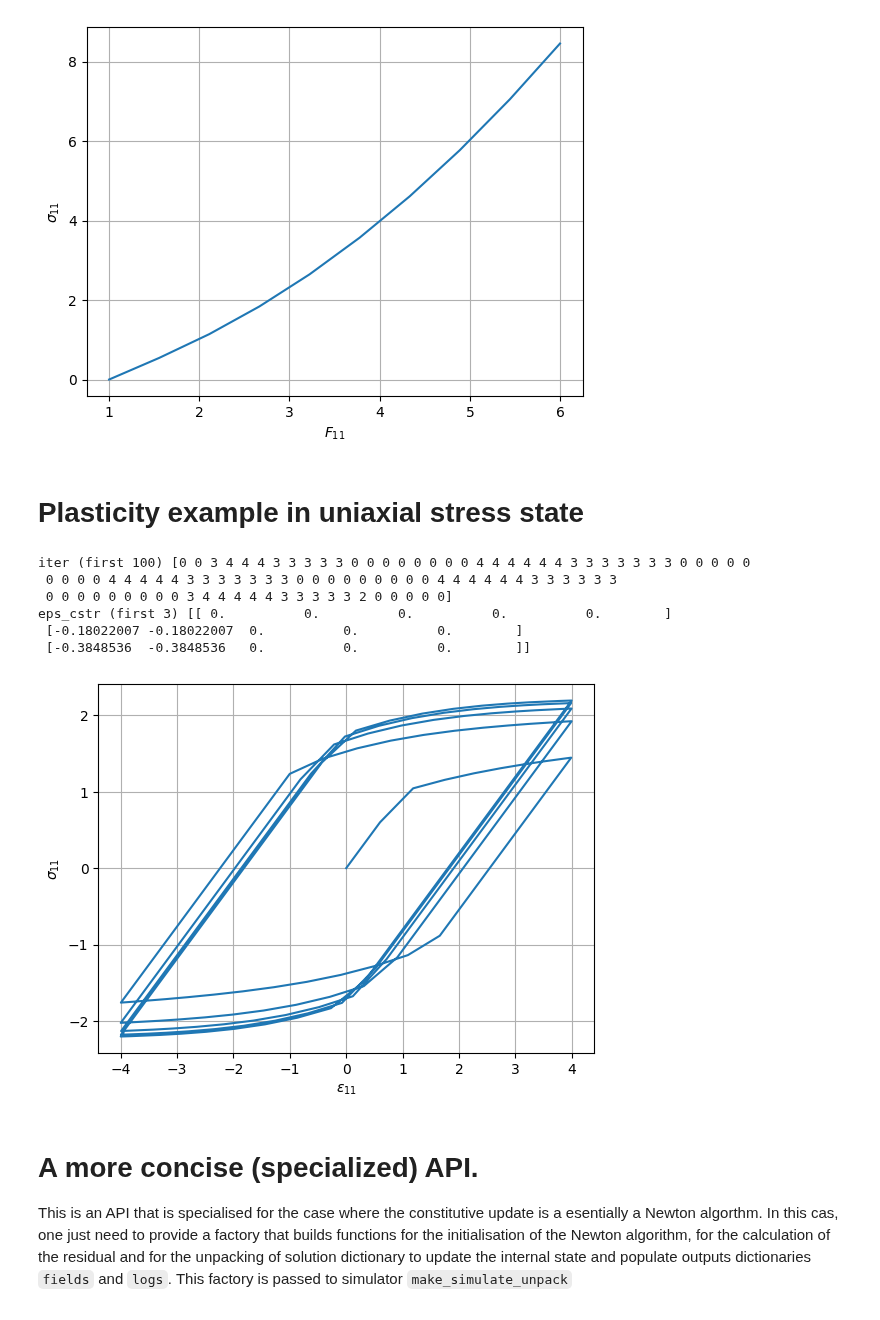
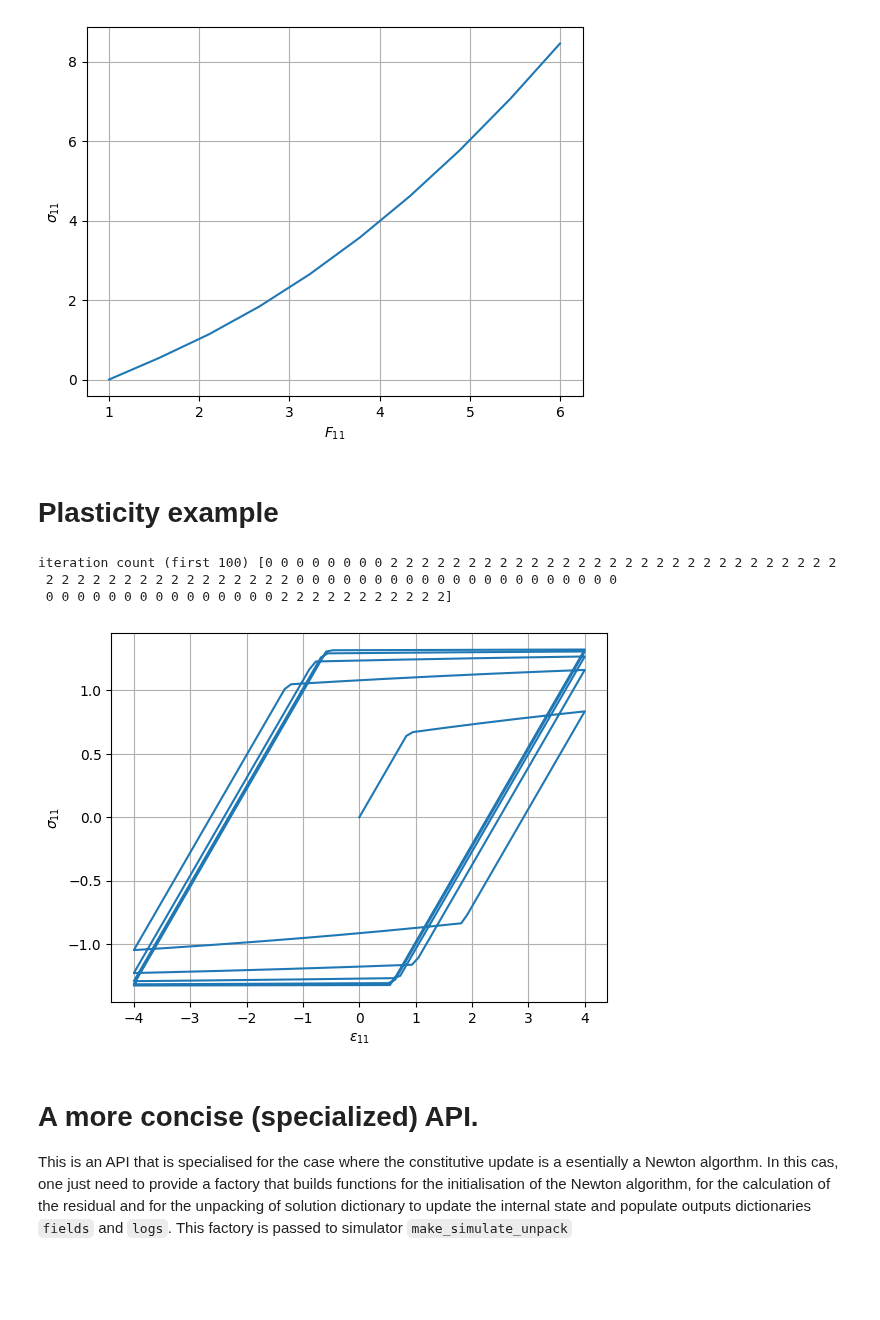
Before and after one commit to kerfriden/jaxdentify, a Jupyter notebook: demo.ipynb, the cells around one changed output. Drawn from its saved outputs; the diff is of its cells as text; code cells hidden in the pictures; blank space fills up the shorter version.

```diff
--- a/demo.ipynb
+++ b/demo.ipynb
@@ -254,6 +254,6 @@ first 3 solved [F_yy, F_zz, F_xy, F_xz, F_yz]:
   [0.         0.         0.78299206]]]
 [figure]
 # %% [markdown]
-# Plasticity example in uniaxial stress state
+# Plasticity example
 # %%
 from jax import lax
@@ -393,49 +348,40 @@ def constitutive_update_fn(state_old, step_load, params, alg = {"tol" :1e-8, "ab
 # %%
 # material params
 params = {
     "sigma_y": 1.0,
     "Q": 1.0,
     "b": jnp.array(0.1),
-    "C_kin": 0.25 ,
-    "D_kin": 1.0 ,
-    "E": 1.0,
-    "nu": 0.3
+    "E" : 1.0,
+    "nu": 0.3,
 }
 
 # strain history
-n_ts = 200
+n_ts = 1000
 ts = jnp.linspace(0., 1., n_ts)
 eps_xx = 4.0 * jnp.sin(ts * 30.0)
-epsilon_ts = (jnp.zeros((len(ts), 6))
-              .at[:, 0].set(eps_xx))
+epsilon_ts = (jnp.zeros((n_ts, 6))
+              .at[:, 0].set(eps_xx)
+              .at[:, 1].set(-0.5 * eps_xx)
+              .at[:, 2].set(-0.5 * eps_xx))
 
-sigma_cstr_idx = jnp.asarray([1, 2, 3, 4, 5])
+load_ts={"epsilon": epsilon_ts}
 
-load_ts = {
-    "epsilon": epsilon_ts,
-    "sigma_cstr_idx": jnp.broadcast_to(sigma_cstr_idx, (len(ts), sigma_cstr_idx.shape[0])) ,
-}
-
-state0 = {"epsilon_p": jnp.zeros(6,), "p": jnp.array(0.0),"X": jnp.zeros(6,)}
+state0 = {"epsilon_p": jnp.zeros(6), "p": jnp.array(0.0)}
 state_T, fields_ts, state_ts, logs_ts = simulate_unpack(constitutive_update_fn,state0, load_ts, params)
 
-print("iter (first 100)",logs_ts["conv"][:100])
-print("eps_cstr (first 3)",fields_ts["eps_cstr"][:3,:])
+print("iteration count (first 100)",logs_ts["conv"][:100])
 
 eps11 = jnp.array(load_ts["epsilon"][:,0])
 plt.plot(eps11,fields_ts["sigma"][:,0])
 plt.grid()
 plt.xlabel(r"$\epsilon_{11}$")
 plt.ylabel(r"$\sigma_{11}$")
 plt.show()
 # %% [output]
-iter (first 100) [0 0 3 4 4 4 3 3 3 3 3 0 0 0 0 0 0 0 0 4 4 4 4 4 4 3 3 3 3 3 3 3 0 0 0 0 0
- 0 0 0 0 4 4 4 4 4 3 3 3 3 3 3 3 0 0 0 0 0 0 0 0 0 4 4 4 4 4 4 3 3 3 3 3 3
- 0 0 0 0 0 0 0 0 0 3 4 4 4 4 4 3 3 3 3 3 2 0 0 0 0 0]
-eps_cstr (first 3) [[ 0.          0.          0.          0.          0.        ]
- [-0.18022007 -0.18022007  0.          0.          0.        ]
- [-0.3848536  -0.3848536   0.          0.          0.        ]]
+iteration count (first 100) [0 0 0 0 0 0 0 0 2 2 2 2 2 2 2 2 2 2 2 2 2 2 2 2 2 2 2 2 2 2 2 2 2 2 2 2 2
+ 2 2 2 2 2 2 2 2 2 2 2 2 2 2 2 2 0 0 0 0 0 0 0 0 0 0 0 0 0 0 0 0 0 0 0 0 0
+ 0 0 0 0 0 0 0 0 0 0 0 0 0 0 0 2 2 2 2 2 2 2 2 2 2 2]
-[figure, old version]
+[figure, new version]
 # %% [markdown]
 # A more concise (specialized) API.
 
```
Also changed, not shown: parts of 12 cells of this notebook.
